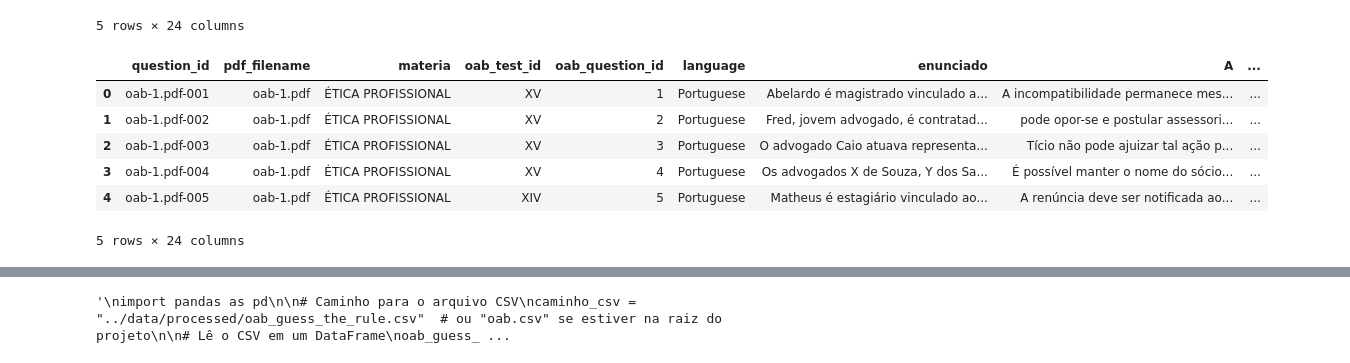
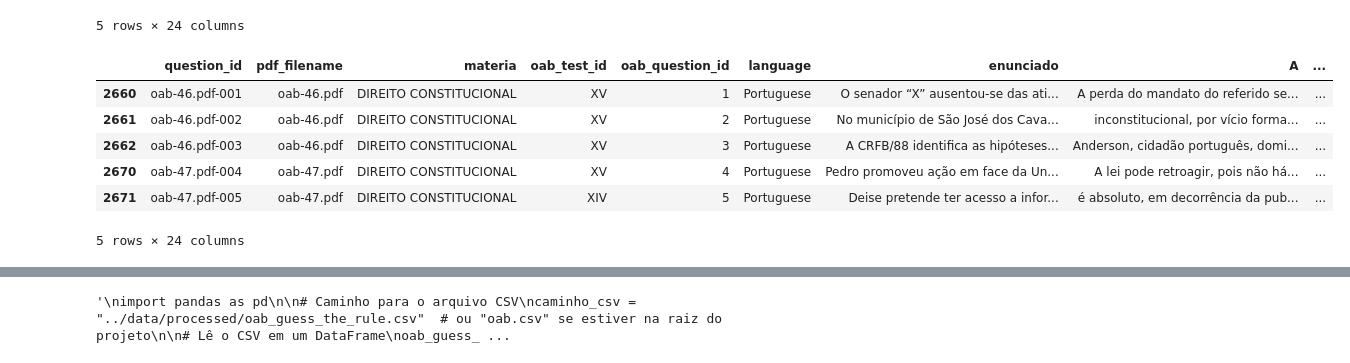
Before and after one commit to pcalais/law-cognitive-structure, a Jupyter notebook: notebooks/run-exam.ipynb, the cells around one changed output, grey strips where cells are left out. Cells and saved outputs as stored; diff of their text form; code cells hidden in the pictures.

```diff
--- a/notebooks/run-exam.ipynb
+++ b/notebooks/run-exam.ipynb
@@ -144,23 +144,23 @@ oab_questions_df.head()
 | 4 | oab-1.pdf-005 | oab-1.pdf | ÉTICA PROFISSIONAL | XIV | 5 | Portuguese | Matheus é estagiário vinculado ao... | A renúncia deve ser notificada ao... | ... |
 5 rows × 24 columns
 # %%
-#oab_questions_df = oab_questions_df[
+oab_questions_df = oab_questions_df[
 #    (oab_questions_df['materia'].isin(['DIREITO DO TRABALHO', 'PROCESSO DO TRABALHO', 'DIREITO PENAL', 'PROCESSO PENAL', 'DIREITO CIVIL', 'PROCESSO CIVIL']))
     #(oab_questions_df['materia'].isin(['DIREITO CONSTITUCIONAL', 'DIREITO TRIBUTÁRIO'])) &
     #(oab_questions_df['materia'].isin(['DIREITO TRIBUTÁRIO'])) &
-    #(oab_questions_df['materia'].isin(['DIREITOS HUMANOS'])) &
+    (oab_questions_df['materia'].isin(['DIREITO CONSTITUCIONAL']))
     #(oab_questions_df['rule_count'].isin([1, 2, 3, 4, 6]))
     #(oab_questions_df['fact_count'].isin([1, 4]))
-#]
+]
 
 oab_questions_df.head()
 # %% [output]
 |  | question_id | pdf_filename | materia | oab_test_id | oab_question_id | language | enunciado | A | ... |
-| 0 | oab-1.pdf-001 | oab-1.pdf | ÉTICA PROFISSIONAL | XV | 1 | Portuguese | Abelardo é magistrado vinculado a... | A incompatibilidade permanece mes... | ... |
-| 1 | oab-1.pdf-002 | oab-1.pdf | ÉTICA PROFISSIONAL | XV | 2 | Portuguese | Fred, jovem advogado, é contratad... | pode opor-se e postular assessori... | ... |
-| 2 | oab-1.pdf-003 | oab-1.pdf | ÉTICA PROFISSIONAL | XV | 3 | Portuguese | O advogado Caio atuava representa... | Tício não pode ajuizar tal ação p... | ... |
-| 3 | oab-1.pdf-004 | oab-1.pdf | ÉTICA PROFISSIONAL | XV | 4 | Portuguese | Os advogados X de Souza, Y dos Sa... | É possível manter o nome do sócio... | ... |
-| 4 | oab-1.pdf-005 | oab-1.pdf | ÉTICA PROFISSIONAL | XIV | 5 | Portuguese | Matheus é estagiário vinculado ao... | A renúncia deve ser notificada ao... | ... |
+| 2660 | oab-46.pdf-001 | oab-46.pdf | DIREITO CONSTITUCIONAL | XV | 1 | Portuguese | O senador “X” ausentou-se das ati... | A perda do mandato do referido se... | ... |
+| 2661 | oab-46.pdf-002 | oab-46.pdf | DIREITO CONSTITUCIONAL | XV | 2 | Portuguese | No município de São José dos Cava... | inconstitucional, por vício forma... | ... |
+| 2662 | oab-46.pdf-003 | oab-46.pdf | DIREITO CONSTITUCIONAL | XV | 3 | Portuguese | A CRFB/88 identifica as hipóteses... | Anderson, cidadão português, domi... | ... |
+| 2670 | oab-47.pdf-004 | oab-47.pdf | DIREITO CONSTITUCIONAL | XV | 4 | Portuguese | Pedro promoveu ação em face da Un... | A lei pode retroagir, pois não há... | ... |
+| 2671 | oab-47.pdf-005 | oab-47.pdf | DIREITO CONSTITUCIONAL | XIV | 5 | Portuguese | Deise pretende ter acesso a infor... | é absoluto, em decorrência da pub... | ... |
 5 rows × 24 columns
 # %%
 stats_df = (
```
Also changed, not shown: parts of 13 cells of this notebook.
